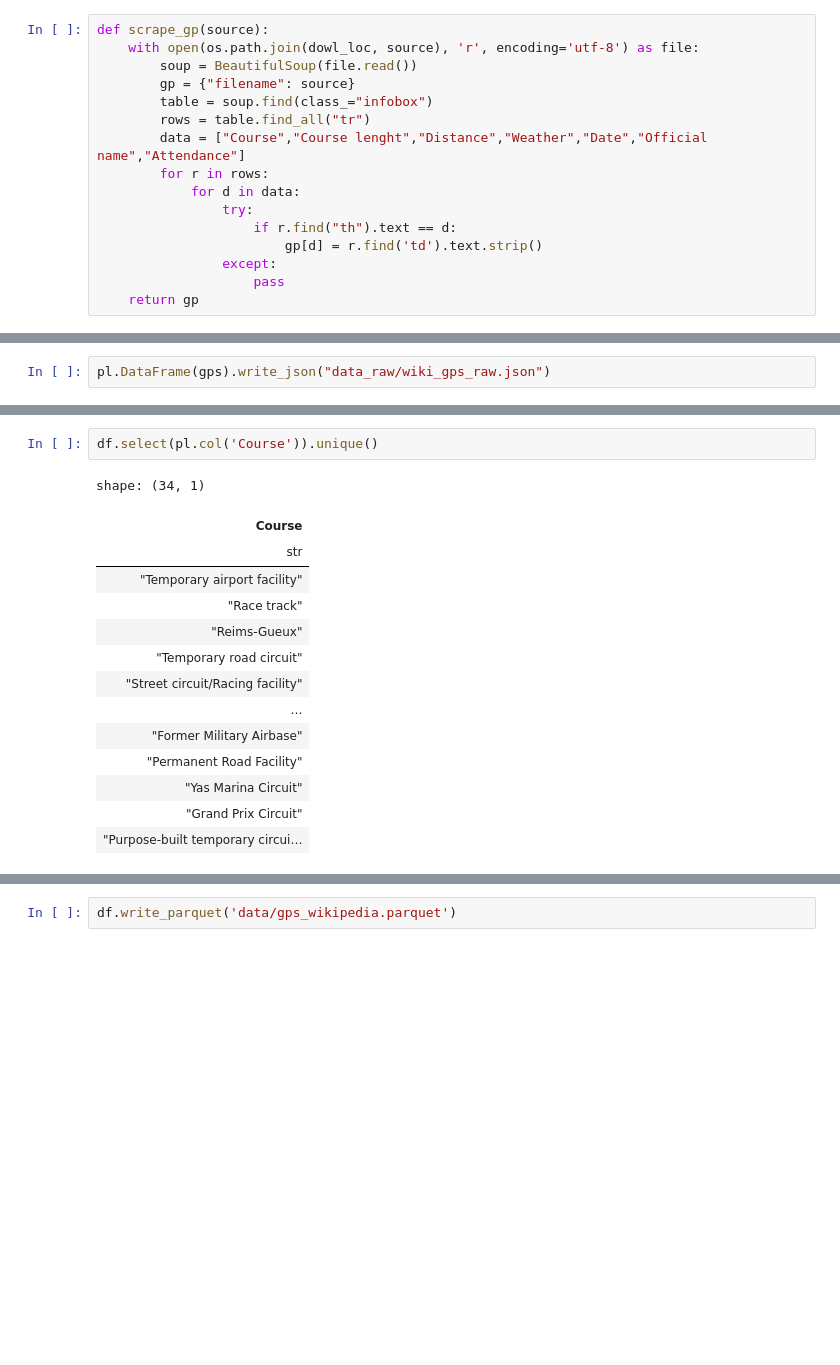
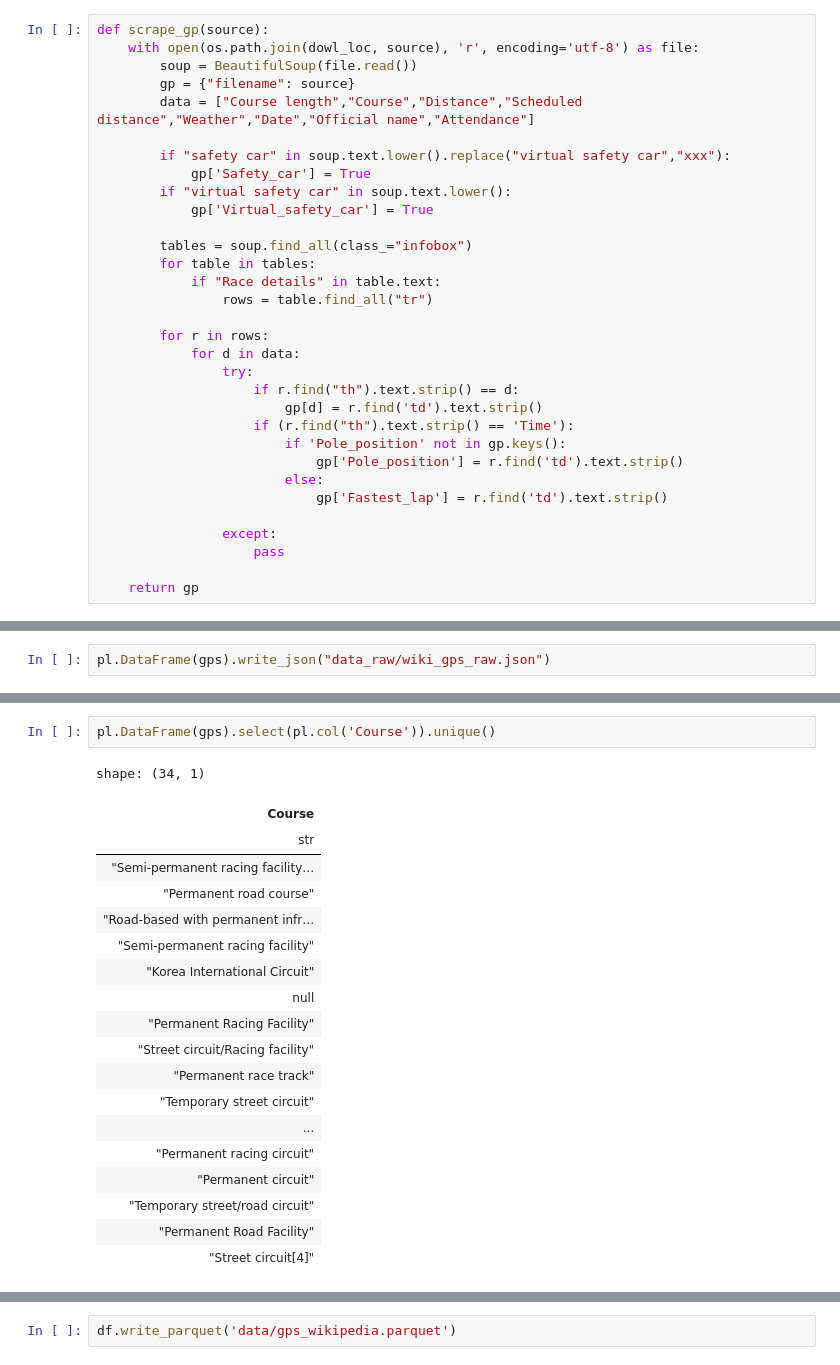
Before and after one commit to michalkasparek/f1-stats, a Jupyter notebook: 004_ergast_wikipedia_scraping.ipynb, the cells around one changed output, grey strips where cells are left out. Drawn from its saved outputs; the diff is of its cells as text; blank space fills up the shorter version.

```diff
--- a/004_ergast_wikipedia_scraping.ipynb
+++ b/004_ergast_wikipedia_scraping.ipynb
@@ -51,14 +61,30 @@ def scrape_gp(source):
     with open(os.path.join(dowl_loc, source), 'r', encoding='utf-8') as file:
         soup = BeautifulSoup(file.read())
         gp = {"filename": source}
-        table = soup.find(class_="infobox")
-        rows = table.find_all("tr")
-        data = ["Course","Course lenght","Distance","Weather","Date","Official name","Attendance"]
+        data = ["Course length","Course","Distance","Scheduled distance","Weather","Date","Official name","Attendance"]
+
+        if "safety car" in soup.text.lower().replace("virtual safety car","xxx"):
+            gp['Safety_car'] = True
+        if "virtual safety car" in soup.text.lower():
+            gp['Virtual_safety_car'] = True
+
+        tables = soup.find_all(class_="infobox")
+        for table in tables:
+            if "Race details" in table.text:
+                rows = table.find_all("tr")
+
         for r in rows:
             for d in data:
                 try:
-                    if r.find("th").text == d:
+                    if r.find("th").text.strip() == d:
                         gp[d] = r.find('td').text.strip()
+                    if (r.find("th").text.strip() == 'Time'):
+                        if 'Pole_position' not in gp.keys():
+                            gp['Pole_position'] = r.find('td').text.strip()
+                        else:
+                            gp['Fastest_lap'] = r.find('td').text.strip()
+
                 except:
                     pass
+
     return gp
@@ -213,17 +205,22 @@ shape: (23, 7)
 # %%
-df.select(pl.col('Course')).unique()
+pl.DataFrame(gps).select(pl.col('Course')).unique()
 # %% [output]
 shape: (34, 1)
 | Course |
 | str |
-| "Temporary airport facility" |
-| "Race track" |
-| "Reims-Gueux" |
-| "Temporary road circuit" |
+| "Semi-permanent racing facility… |
+| "Permanent road course" |
+| "Road-based with permanent infr… |
+| "Semi-permanent racing facility" |
+| "Korea International Circuit" |
+| null |
+| "Permanent Racing Facility" |
 | "Street circuit/Racing facility" |
-| … |
-| "Former Military Airbase" |
+| "Permanent race track" |
+| "Temporary street circuit" |
+| ... |
+| "Permanent racing circuit" |
+| "Permanent circuit" |
+| "Temporary street/road circuit" |
 | "Permanent Road Facility" |
-| "Yas Marina Circuit" |
-| "Grand Prix Circuit" |
-| "Purpose-built temporary circui… |
+| "Street circuit[4]" |
```
Also changed, not shown: parts of 24 cells of this notebook, 3 other files.
